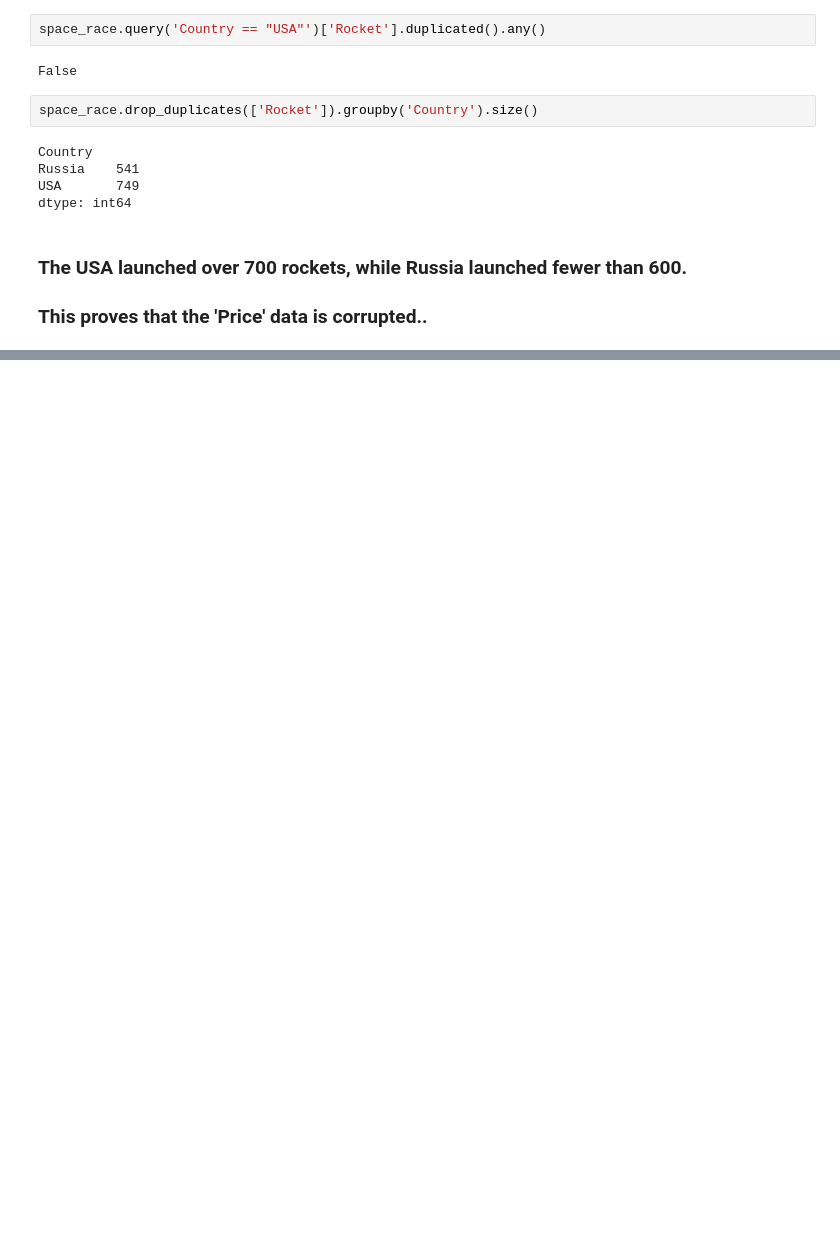
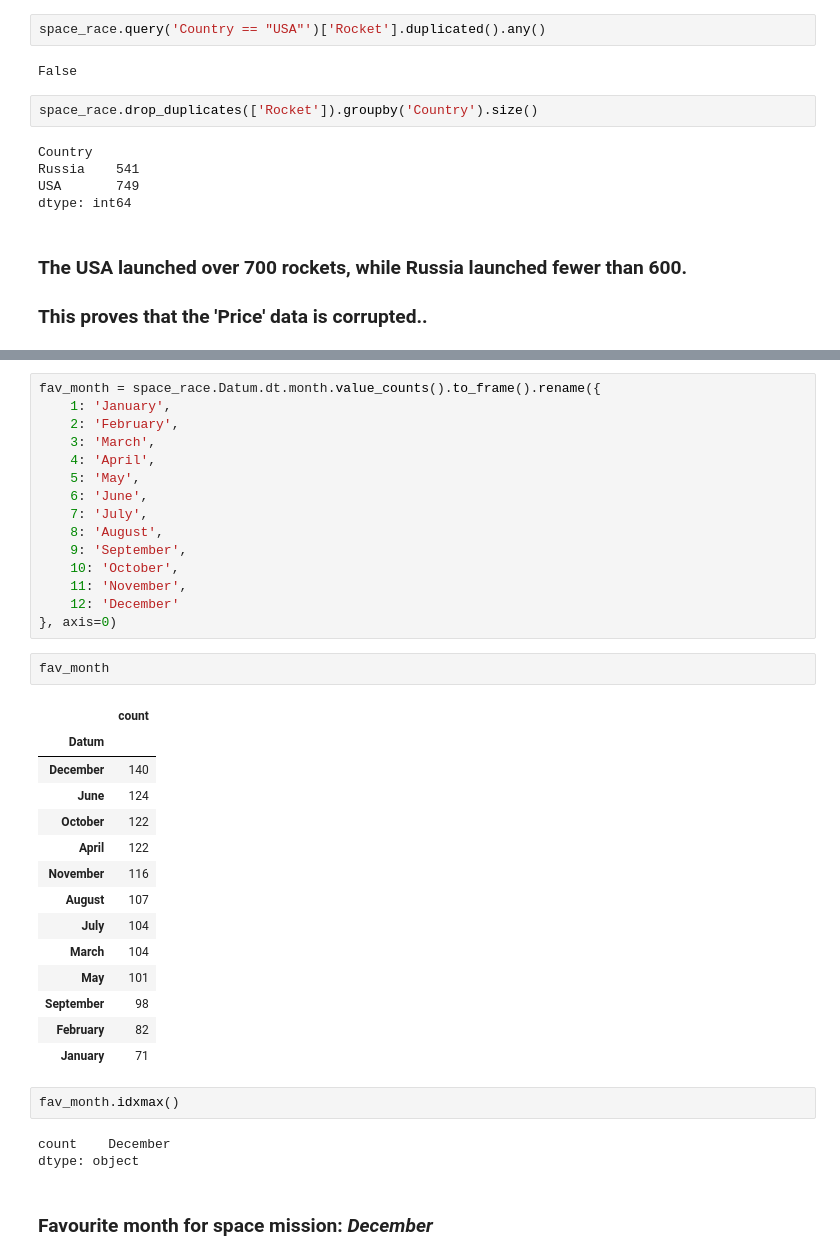
Before and after one commit to Vronst/space_race_analysis, a Jupyter notebook: Space_race_analysis.ipynb, the cells around one changed output, grey strips where cells are left out. Drawn from its saved outputs; the diff is of its cells as text; blank space fills up the shorter version.

```diff
--- a/Space_race_analysis.ipynb
+++ b/Space_race_analysis.ipynb
@@ -524,0 +529,39 @@ dtype: int64
+# %%
+fav_month = space_race.Datum.dt.month.value_counts().to_frame().rename({
+    1: 'January',
+    2: 'February',
+    3: 'March',
+    4: 'April',
+    5: 'May',
+    6: 'June',
+    7: 'July',
+    8: 'August',
+    9: 'September',
+    10: 'October',
+    11: 'November',
+    12: 'December'
+}, axis=0)
+# %%
+fav_month
+# %% [output]
+|  | count |
+| Datum |  |
+| December | 140 |
+| June | 124 |
+| October | 122 |
+| April | 122 |
+| November | 116 |
+| August | 107 |
+| July | 104 |
+| March | 104 |
+| May | 101 |
+| September | 98 |
+| February | 82 |
+| January | 71 |
+# %%
+fav_month.idxmax()
+# %% [output]
+count    December
+dtype: object
+# %% [markdown]
+### Favourite month for space mission: *December*
```
Also changed, not shown: parts of 9 cells of this notebook.
